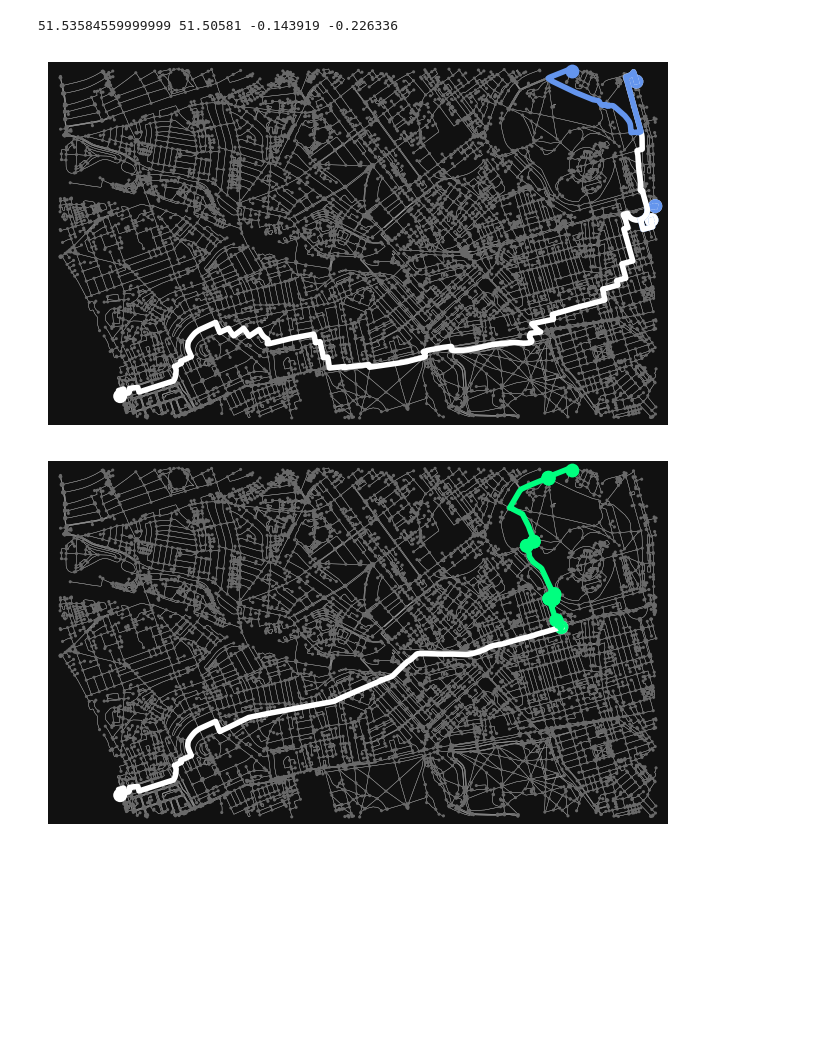
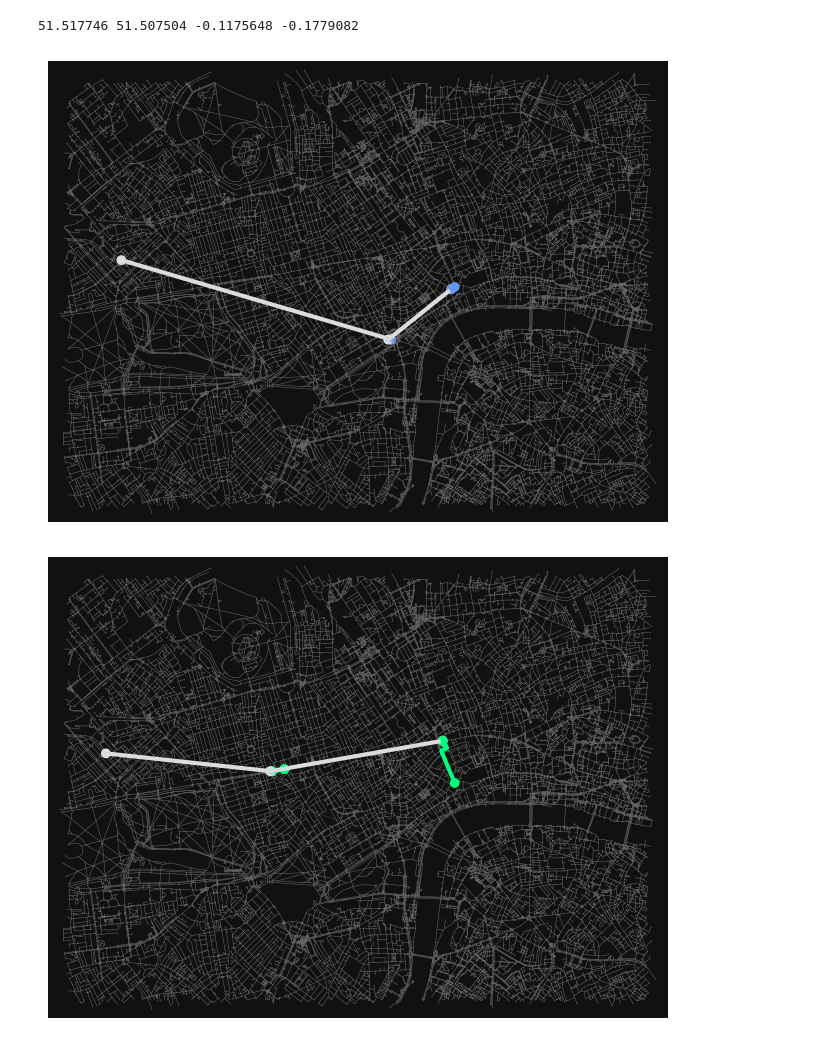
Before and after one commit to wrayx/walking_priority, a Jupyter notebook: plot_route.ipynb, the cells around one changed output. Drawn from its saved outputs; the diff is of its cells as text; code cells hidden in the pictures; blank space fills up the shorter version.

Commit message:
created osm plan for start and dest

```diff
--- a/plot_route.ipynb
+++ b/plot_route.ipynb
@@ -9,12 +9,19 @@ import osmnx as ox
 # alt1_travel_modes = [('Walking', 'Walk to Kingsbury'), ('Transit', 'Subway'), ('Walking', 'Walk to Baker Street'), ('Transit', 'Subway'), ('Walking', 'Walk to Charing Cross, London WC2N 5DP, UK')]
 # alt2_travel_modes = [('Walking', 'Walk to Covent Garden, London, UK')]
 
-original_waypoints = [{'lat': 51.50581, 'lng': -0.226336}, {'lat': 51.524052, 'lng': -0.143919}, {'lat': 51.52290920000001, 'lng': -0.1440287}, {'lat': 51.534679, 'lng': -0.146679}, {'lat': 51.53584559999999, 'lng': -0.1554668}]
-alt1_waypoints = [{'lat': 51.50581, 'lng': -0.226336}, {'lat': 51.522274, 'lng': -0.156813}, {'lat': 51.5226814, 'lng': -0.1576824}]
-alt2_waypoints = [{'lat': 51.52463419999999, 'lng': -0.1586033}, {'lat': 51.5245524, 'lng': -0.1580993}, {'lat': 51.5249867, 'lng': -0.1579032}, {'lat': 51.5290939, 'lng': -0.1618951}, {'lat': 51.52951849999999, 'lng': -0.1608263}, {'lat': 51.5349083, 'lng': -0.158779}, {'lat': 51.5350216, 'lng': -0.1587985}, {'lat': 51.53584559999999, 'lng': -0.1554668}]
-original_travel_modes = [('Walking', "Walk to Shepherd's Bush Market"), ('Transit', 'Subway'), ('Walking', 'Walk to Great Portland Street (Stop F)'), ('Transit', 'Bus'), ('Walking', 'Walk to Outer Cir, London NW1 4RY, UK')]
-alt1_travel_modes = [('Walking', "Walk to Shepherd's Bush Market"), ('Transit', 'Subway'), ('Walking', 'Walk to Baker Street, Marylebone Rd, London NW1 5LJ, UK')]
-alt2_travel_modes = [('Walking', 'Head <b>north</b> on <b>Baker St</b>/<wbr/><b>A41</b> toward <b>Melcombe St</b><div style="font-size:0.9em">Continue to follow Baker St</div>'), ('Walking', 'Sharp <b>right</b> onto <b>Outer Cir</b>'), ('Walking', 'Turn <b>left</b>'), ('Walking', 'Turn <b>left</b>'), ('Walking', 'Turn <b>right</b>'), ('Walking', 'Turn <b>left</b>'), ('Walking', 'Turn <b>left</b> toward <b>Outer Cir</b>'), ('Walking', 'Turn <b>right</b> onto <b>Outer Cir</b><div style="font-size:0.9em">Destination will be on the left</div>')]
+# original_waypoints = [{'lat': 51.50581, 'lng': -0.226336}, {'lat': 51.524052, 'lng': -0.143919}, {'lat': 51.52290920000001, 'lng': -0.1440287}, {'lat': 51.534679, 'lng': -0.146679}, {'lat': 51.53584559999999, 'lng': -0.1554668}]
+# alt1_waypoints = [{'lat': 51.50581, 'lng': -0.226336}, {'lat': 51.522274, 'lng': -0.156813}, {'lat': 51.5226814, 'lng': -0.1576824}]
+# alt2_waypoints = [{'lat': 51.52463419999999, 'lng': -0.1586033}, {'lat': 51.5245524, 'lng': -0.1580993}, {'lat': 51.5249867, 'lng': -0.1579032}, {'lat': 51.5290939, 'lng': -0.1618951}, {'lat': 51.52951849999999, 'lng': -0.1608263}, {'lat': 51.5349083, 'lng': -0.158779}, {'lat': 51.5350216, 'lng': -0.1587985}, {'lat': 51.53584559999999, 'lng': -0.1554668}]
+# original_travel_modes = [('Walking', "Walk to Shepherd's Bush Market"), ('Transit', 'Subway'), ('Walking', 'Walk to Great Portland Street (Stop F)'), ('Transit', 'Bus'), ('Walking', 'Walk to Outer Cir, London NW1 4RY, UK')]
+# alt1_travel_modes = [('Walking', "Walk to Shepherd's Bush Market"), ('Transit', 'Subway'), ('Walking', 'Walk to Baker Street, Marylebone Rd, London NW1 5LJ, UK')]
+# alt2_travel_modes = [('Walking', 'Head <b>north</b> on <b>Baker St</b>/<wbr/><b>A41</b> toward <b>Melcombe St</b><div style="font-size:0.9em">Continue to follow Baker St</div>'), ('Walking', 'Sharp <b>right</b> onto <b>Outer Cir</b>'), ('Walking', 'Turn <b>left</b>'), ('Walking', 'Turn <b>left</b>'), ('Walking', 'Turn <b>right</b>'), ('Walking', 'Turn <b>left</b>'), ('Walking', 'Turn <b>left</b> toward <b>Outer Cir</b>'), ('Walking', 'Turn <b>right</b> onto <b>Outer Cir</b><div style="font-size:0.9em">Destination will be on the left</div>')]
+
+original_waypoints = [{'lat': 51.51629149999999, 'lng': -0.1755034}, {'lat': 51.507504, 'lng': -0.128672}, {'lat': 51.5076022, 'lng': -0.1289566}, {'lat': 51.5128431, 'lng': -0.1185001}, {'lat': 51.51305350000001, 'lng': -0.1175648}]
+alt1_waypoints = [{'lat': 51.516482, 'lng': -0.1779082}, {'lat': 51.5143352, 'lng': -0.1488549}, {'lat': 51.5145647, 'lng': -0.1473793}]
+alt2_waypoints = [{'lat': 51.51439999999999, 'lng': -0.149408}, {'lat': 51.517746, 'lng': -0.119719}, {'lat': 51.51305350000001, 'lng': -0.1175648}]
+original_travel_modes = [('Walking', 'Walk to Paddington'), ('Transit', 'Subway'), ('Walking', 'Walk to Trafalgar Square (Stop B)'), ('Transit', 'Bus'), ('Walking', 'Walk to 30 Aldwych, London WC2B 4BG, UK')]
+alt1_travel_modes = [('Walking', 'Walk to Paddington'), ('Transit', 'Train'), ('Walking', 'Walk to Bond Street, Bond Street Station Underground Ltd, Oxford St, London W1R 1FE, UK')]
+alt2_travel_modes = [('Walking', 'Walk to Bond Street'), ('Transit', 'Subway'), ('Walking', 'Walk to 30 Aldwych, London WC2B 4BG, UK')]
 
 origin = original_waypoints[0]['lng'], original_waypoints[0]['lat']
 end = original_waypoints[-1]['lng'], original_waypoints[-1]['lat']
@@ -32,47 +39,70 @@ for waypoint in original_waypoints + alt1_waypoints + alt2_waypoints:
 
 print(north, south, east, west)
 
-G = ox.graph_from_bbox(north, south, east, west, network_type="walk")
+# G = ox.graph_from_bbox(north, south, east, west, network_type="walk", truncate_by_edge=True)
+G = ox.graph_from_bbox(51.535, 51.49, -0.08457, -0.183919, network_type="walk")
 # %% [output]
-51.53584559999999 51.50581 -0.143919 -0.226336
+51.517746 51.507504 -0.1175648 -0.1779082
 # %%
 # plot routes
 
 paths = []
 route_colors = []
 for i in range(1, len(original_waypoints)):
     origin = original_waypoints[i-1]['lng'], original_waypoints[i-1]['lat']
-    end = original_waypoints[i]['lng'], original_waypoints[i]['lat']# find the nearest node to the start location
+    end = original_waypoints[i]['lng'], original_waypoints[i]['lat'] # find the nearest node to the start location
     orig_node = ox.nearest_nodes(G, origin[0], origin[1])
     end_node = ox.nearest_nodes(G, end[0], end[1])
-    paths.append(nx.shortest_path(G, orig_node, end_node))
     if original_travel_modes[i][0] == "Walking":
         route_colors.append("cornflowerblue")
     else:
-        route_colors.append("white")
+        route_colors.append("gainsboro")
+        # distance = ox.distance.great_circle_vec(origin[1], origin[0], end[1], end[0])
+        # speed = 20.5 # mi per hour
+        # print(distance/speed)
+        # G.add_edge(orig_node, end_node, weight=distance/speed)
+        G.add_edge(orig_node, end_node)
 
-fig, ax = ox.plot_graph_routes(G, paths, route_linewidth=0.6, route_colors=route_colors, route_alpha=1, node_color='dimgrey', edge_linewidth=0.3, node_size=5, dpi=300)
-fig.savefig("output/original_zoo.png", dpi=300)
+    paths.append(nx.shortest_path(G, orig_node, end_node))
+
+# print(nx.dijkstra_path(G, orig_node, end_node, weight="weight"))
+
+ox.distance.add_edge_lengths(G)
+
+# print(G.edges)
+fig, ax = ox.plot_graph_routes(G, paths, route_linewidths=3, route_colors=route_colors, route_alpha=1, node_color='dimgrey', \
+                               edge_linewidth=0.3, edge_alpha=.7, edge_color="dimgrey", orig_dest_size=50, node_size=.4, dpi=300)
+# fig, ax = ox.plot_graph_routes(G, paths, route_linewidth=2, route_color=route_colors, route_alpha=1, node_size=.2, orig_dest_size=50, \
+#                               edge_linewidth=0.3, edge_color="dimgrey", edge_alpha=.7, dpi=300)
+
+fig.savefig("output/original_bush_house.png", dpi=300, bbox_inches='tight')
 fig.clf()
 
 paths = []
 route_colors = []
 alt_waypoints = alt1_waypoints + alt2_waypoints
 alt_travel_modes = alt1_travel_modes + alt2_travel_modes
 for i in range(1, len(alt_waypoints)):
     origin = alt_waypoints[i-1]['lng'], alt_waypoints[i-1]['lat']
     end = alt_waypoints[i]['lng'], alt_waypoints[i]['lat']# find the nearest node to the start location
     orig_node = ox.nearest_nodes(G, origin[0], origin[1])
     end_node = ox.nearest_nodes(G, end[0], end[1])
-    paths.append(nx.shortest_path(G, orig_node, end_node))
-    # route_colors.append("g")
     if alt_travel_modes[i][0] == "Walking":
         route_colors.append("springgreen")
     else:
-        route_colors.append("white")
+        route_colors.append("gainsboro")
+        G.add_edge(orig_node, end_node)
+    paths.append(nx.shortest_path(G, orig_node, end_node))
 
-fig, ax = ox.plot_graph_routes(G, paths, route_linewidth=0.3, route_colors=route_colors, route_alpha=1, node_color='dimgrey', edge_linewidth=0.3, node_size=5, dpi=300)
-fig.savefig("output/alt_zoo.png", dpi=300)
+ox.distance.add_edge_lengths(G)
+
+fig, ax = ox.plot_graph_routes(G, paths, route_linewidths=3, route_colors=route_colors, route_alpha=1, node_color='dimgrey', \
+                               edge_linewidth=0.3, edge_alpha=.7, edge_color="dimgrey", orig_dest_size=50, node_size=.4, dpi=300)
+
+# fig, ax = ox.plot_graph_routes(G, paths, route_linewidth=2, route_color=route_colors, route_alpha=1, node_size=.2, orig_dest_size=50, \
+#                               edge_linewidth=0.3, edge_color="dimgrey", edge_alpha=.7, dpi=300)
+
+fig.savefig("output/alt_bush_house.png", dpi=300, bbox_inches='tight')
 # %% [output]
-[figure, old version]
+[figure, new version]
-[figure, old version]
+[figure, new version]
```
Also changed, not shown: 26 other files.
